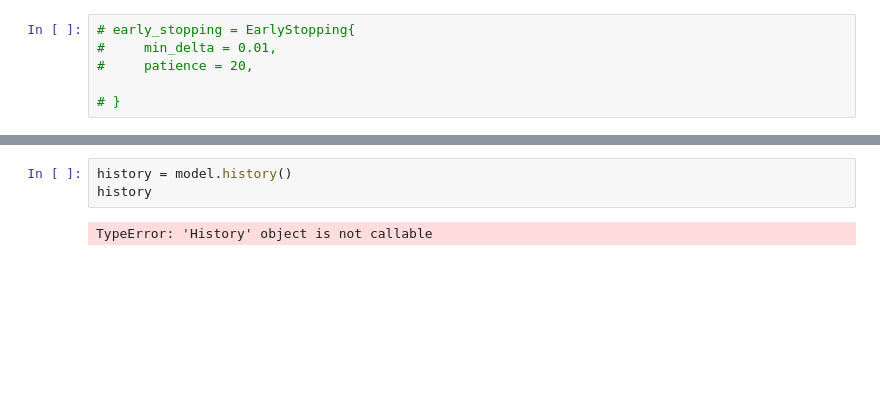
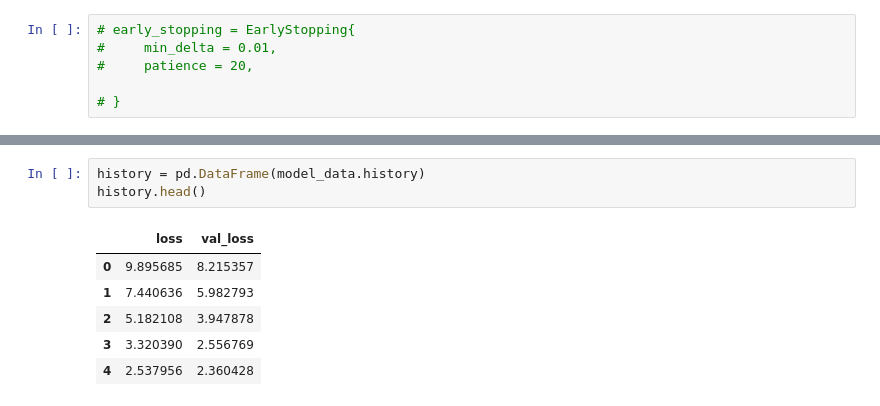
Before and after one commit to georgek2/Tensorflow_Keras, a Jupyter notebook: Wine/winequality_red.ipynb, the cells around one changed output, grey strips where cells are left out. Saved outputs shown, nothing was run; the diff lists cells and outputs as text; blank space fills up the shorter version.

```diff
--- a/Wine/winequality_red.ipynb
+++ b/Wine/winequality_red.ipynb
@@ -90,5 +146,10 @@ Epoch 30/30
 # %%
-history = model.history()
-history
+history = pd.DataFrame(model_data.history)
+history.head()
 # %% [output]
-TypeError: 'History' object is not callable
+|  | loss | val_loss |
+| 0 | 9.895685 | 8.215357 |
+| 1 | 7.440636 | 5.982793 |
+| 2 | 5.182108 | 3.947878 |
+| 3 | 3.320390 | 2.556769 |
+| 4 | 2.537956 | 2.360428 |
```
Also changed, not shown: parts of 7 cells of this notebook, 2 other files.
